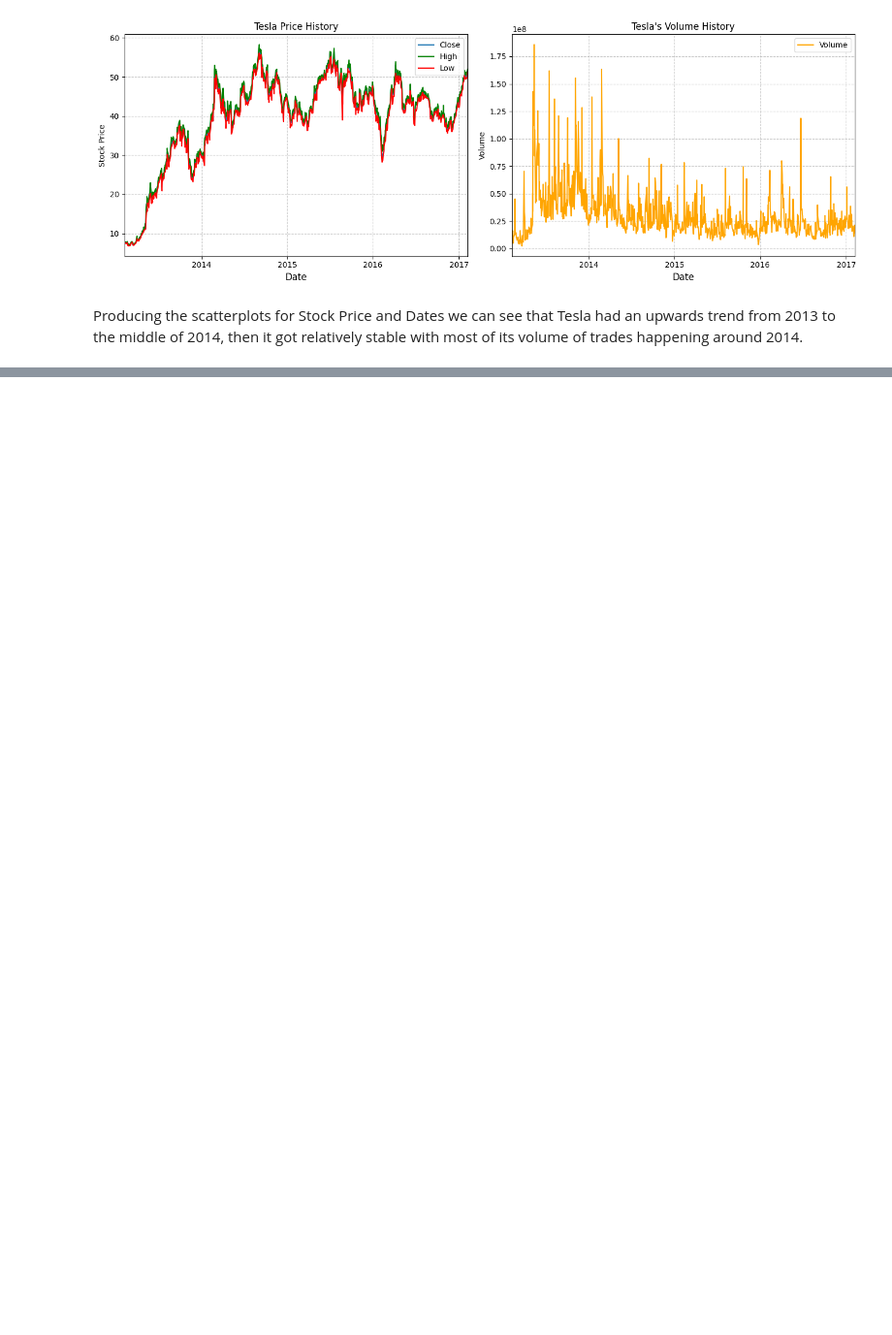
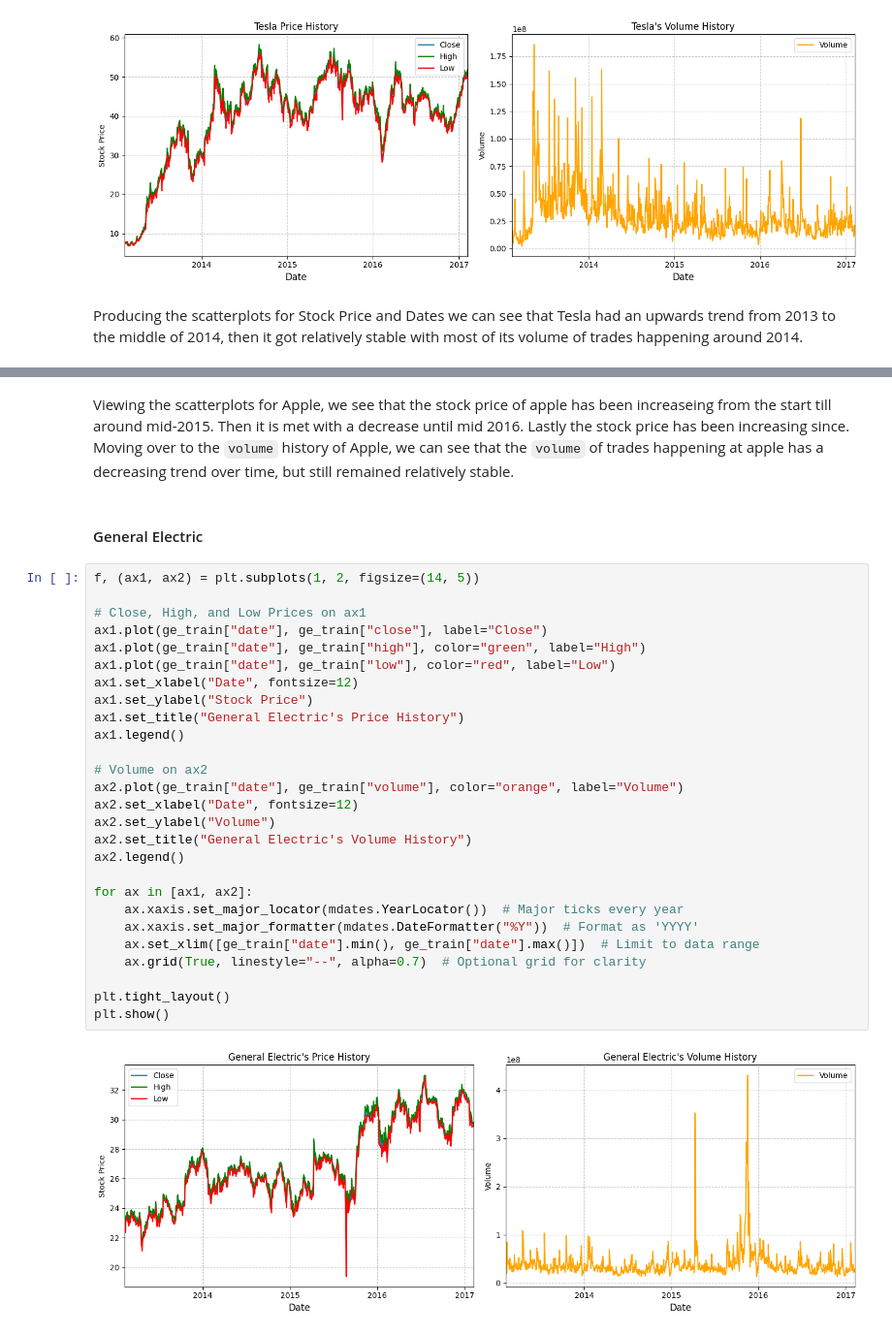
Before and after one commit to Vondent/stock-price-analysis, a Jupyter notebook: stock-price-analysis.ipynb, the cells around one changed output, grey strips where cells are left out. Shown at 97% size. Saved outputs shown, nothing was run; the diff lists cells and outputs as text; blank space fills up the shorter version.

```diff
--- a/stock-price-analysis.ipynb
+++ b/stock-price-analysis.ipynb
@@ -461,0 +527,33 @@ Producing the scatterplots for Stock Price and Dates we can see that Tesla had a
+# %% [markdown]
+Viewing the scatterplots for Apple, we see that the stock price of apple has been increaseing from the start till around mid-2015.  Then it is met with a decrease until mid 2016.  Lastly the stock price has been increasing since.  Moving over to the `volume` history of Apple, we can see that the `volume` of trades happening at apple has a decreasing trend over time, but still remained relatively stable.
+# %% [markdown]
+#### General Electric
+# %%
+f, (ax1, ax2) = plt.subplots(1, 2, figsize=(14, 5))
+
+# Close, High, and Low Prices on ax1
+ax1.plot(ge_train["date"], ge_train["close"], label="Close")
+ax1.plot(ge_train["date"], ge_train["high"], color="green", label="High")
+ax1.plot(ge_train["date"], ge_train["low"], color="red", label="Low")
+ax1.set_xlabel("Date", fontsize=12)
+ax1.set_ylabel("Stock Price")
+ax1.set_title("General Electric's Price History")
+ax1.legend()
+
+# Volume on ax2
+ax2.plot(ge_train["date"], ge_train["volume"], color="orange", label="Volume")
+ax2.set_xlabel("Date", fontsize=12)
+ax2.set_ylabel("Volume")
+ax2.set_title("General Electric's Volume History")
+ax2.legend()
+
+for ax in [ax1, ax2]:
+    ax.xaxis.set_major_locator(mdates.YearLocator())  # Major ticks every year
+    ax.xaxis.set_major_formatter(mdates.DateFormatter("%Y"))  # Format as 'YYYY'
+    ax.set_xlim([ge_train["date"].min(), ge_train["date"].max()])  # Limit to data range
+    ax.grid(True, linestyle="--", alpha=0.7)  # Optional grid for clarity
+
+plt.tight_layout()
+plt.show()
+# %% [output]
+[figure, added]
```
Also changed, not shown: parts of 13 cells of this notebook.
